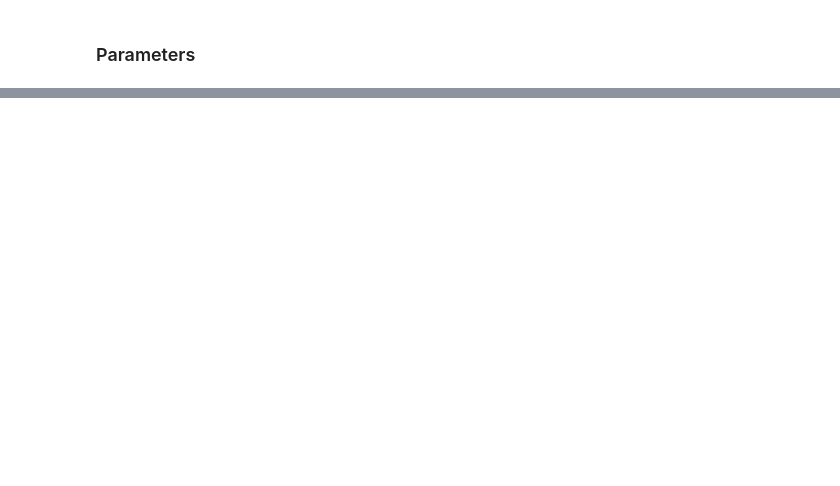
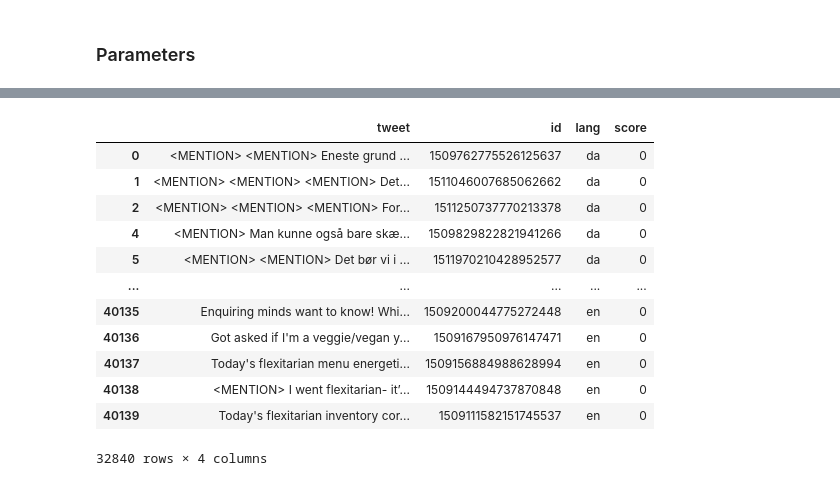
Before and after one commit to danielhers/sustainable-diet-arguments-twitter, a Jupyter notebook: Tweet-Scaper.ipynb, the cells around one changed output, grey strips where cells are left out. Saved outputs shown, nothing was run; the diff lists cells and outputs as text; code cells hidden in the pictures; blank space fills up the shorter version.

```diff
--- a/Tweet-Scaper.ipynb
+++ b/Tweet-Scaper.ipynb
@@ -80,16 +164,17 @@ def generateQueries(queries, lang):
     nQueries = []
     stemmer = SnowballStemmer('english' if lang == 'en' else 'danish')
     stops = set(stopwords.words('english' if lang == 'en' else 'danish'))
+    stops.update(['bør'])
     for q in queries:
         words = word_tokenize(q.lower())
         meaningful_words = [w for w in words if not w in stops]
         words = ([stemmer.stem(w) for w in meaningful_words])
 
         for comb in itertools.combinations(meaningful_words, 2):
-            nQueries.append((' '.join(comb), q))
+            nQueries.append(' '.join(comb))
 
     return nQueries
 
-queries_da = generateQueries(tweet_queries_da, 'da')
-queries_en = generateQueries(tweet_queries_en, 'en')
+queries_da = [*generateQueries(tweet_queries_da, 'da'), *key_words_da]
+queries_en = [*generateQueries(tweet_queries_en, 'en'), *key_words_en]
 # %% [output]
@@ -105,16 +190,16 @@ api = tweepy.API(auth, wait_on_rate_limit = True)
 def scrape_tweets(api, queries, lang):
     tweet_dicts = []
 
-    for (query, topic) in queries:
+    for query in queries:
         print("="*100)
-        print('Scraping tweets for:', query, topic)
+        print('Scraping tweets for:', query)
         res = tweepy.Cursor(api.search_tweets, q = query + ' ' + filters, lang = lang, count = num_tweets_per_query, tweet_mode = 'extended').items(num_tweets_per_query)
         curLen = len(tweet_dicts)
         for i, t in enumerate(res):
             tweet_dicts.append({
                 "tweet": re.sub('@[^\s]+', token_mention, t.full_text),
                 "id": t.id,
-                "topic": topic,
+                #"topic": topic,
                 "lang": t.lang,
             })
         print('Scraped',len(tweet_dicts) - curLen, 'tweets')
@@ -186,8 +296,22 @@ res_da = clean_df(res_da)
 res_en = clean_df(res_en)
 res = pd.concat([res_da, res_en])
 res.to_csv('scraped_tweets_new.csv', index=False)
-# %%
-res['score'] = [0]*len(res)
+# %%
+res
+# %% [output]
+|  | tweet | id | lang | score |
+| 0 | <MENTION> <MENTION> Eneste grund ... | 1509762775526125637 | da | 0 |
+| 1 | <MENTION> <MENTION> <MENTION> Det... | 1511046007685062662 | da | 0 |
+| 2 | <MENTION> <MENTION> <MENTION> For... | 1511250737770213378 | da | 0 |
+| 4 | <MENTION> Man kunne også bare skæ... | 1509829822821941266 | da | 0 |
+| 5 | <MENTION> <MENTION> Det bør vi i ... | 1511970210428952577 | da | 0 |
+| ... | ... | ... | ... | ... |
+| 40135 | Enquiring minds want to know! Whi... | 1509200044775272448 | en | 0 |
+| 40136 | Got asked if I'm a veggie/vegan y... | 1509167950976147471 | en | 0 |
+| 40137 | Today's flexitarian menu energeti... | 1509156884988628994 | en | 0 |
+| 40138 | <MENTION> I went flexitarian- it’... | 1509144494737870848 | en | 0 |
+| 40139 | Today's flexitarian inventory cor... | 1509111582151745537 | en | 0 |
+32840 rows × 4 columns
 # %%
 
 from sklearn.feature_extraction.text import TfidfVectorizer
```
Also changed, not shown: parts of 6 cells of this notebook, 2 other files.
